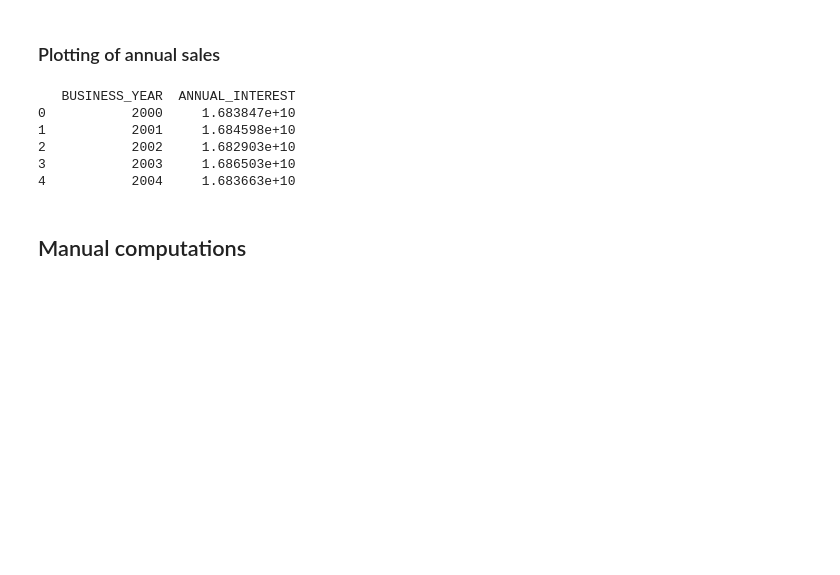
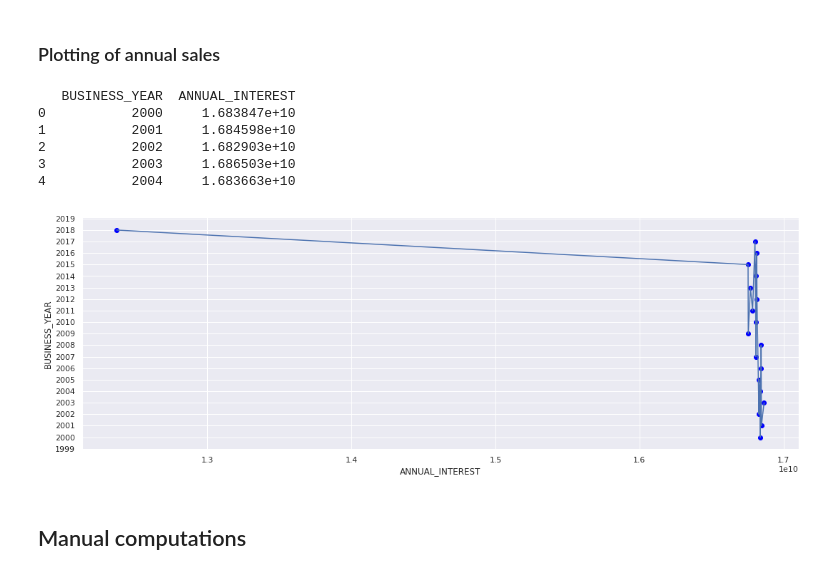
Before and after one commit to pupupulp/tensorflow-accounts-analysis, a Jupyter notebook: Sales History Implementation.ipynb, the cells around one changed output. Drawn from its saved outputs; the diff is of its cells as text; code cells hidden in the pictures; blank space fills up the shorter version.

Commit message:
Added plotting of annual sales;

```diff
--- a/Sales History Implementation.ipynb
+++ b/Sales History Implementation.ipynb
@@ -11,11 +11,15 @@ import numpy as np
 import pandas as pd
 import seaborn as sns
 from matplotlib import pyplot as plt
+from matplotlib import ticker as tckr
 import shutil
 
 print("TensorFlow v" + tf.__version__)
 print("Numpy v" + np.__version__)
 print("Pandas v" + pd.__version__)
+
+sns.set(style="ticks", color_codes=True)
+sns.set_style("darkgrid")
 # %% [output]
 TensorFlow v1.10.1
 Numpy v1.14.5
@@ -33,17 +37,25 @@ df_combined_monthly_reports = pd.read_csv('./csv/train/combined_monthly_reports.
 df_monthly_mean = pd.read_csv('./csv/train/monthly_mean.csv')
 # %% [markdown]
 ### Plotting of annual sales
-# %%
-print(df_annual_sales.head())
-
-plot_valid = sns.regplot(x = "business_month", y = "interest", ci = None, truncate = True, data = df_valid)
-# %% [output]
-   BUSINESS_YEAR  ANNUAL_INTEREST
-0           2000     1.683847e+10
-1           2001     1.684598e+10
-2           2002     1.682903e+10
-3           2003     1.686503e+10
-4           2004     1.683663e+10
+# %%
+print(df_annual_sales.head())
+
+plt.subplots(figsize=(18, 6))
+ax = sns.lineplot(x='BUSINESS_YEAR', y='ANNUAL_INTEREST', data=df_annual_sales)
+plt.scatter(df_annual_sales['ANNUAL_INTEREST'], df_annual_sales['BUSINESS_YEAR'], color = 'blue')
+
+
+ax.yaxis.set_major_locator(tckr.MultipleLocator(1000000000))
+ax.xaxis.set_major_locator(tckr.MultipleLocator(1))
+ax.xaxis.set_major_formatter(tckr.ScalarFormatter())
+# %% [output]
+   BUSINESS_YEAR  ANNUAL_INTEREST
+0           2000     1.683847e+10
+1           2001     1.684598e+10
+2           2002     1.682903e+10
+3           2003     1.686503e+10
+4           2004     1.683663e+10
+[figure, added]
 # %%
 FEATURES = ['business_month', 'business_year']
 TARGET = 'interest'
```
